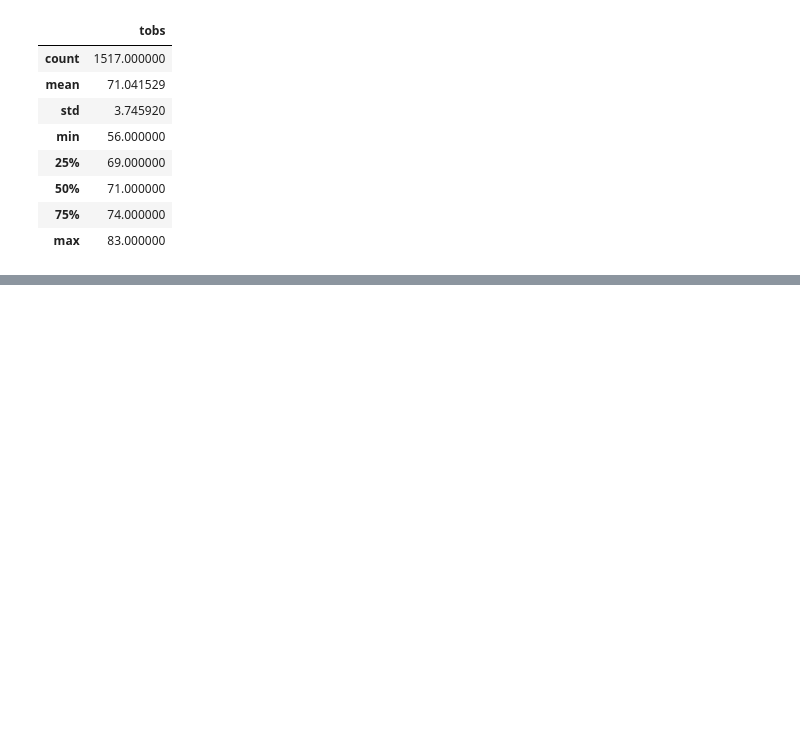
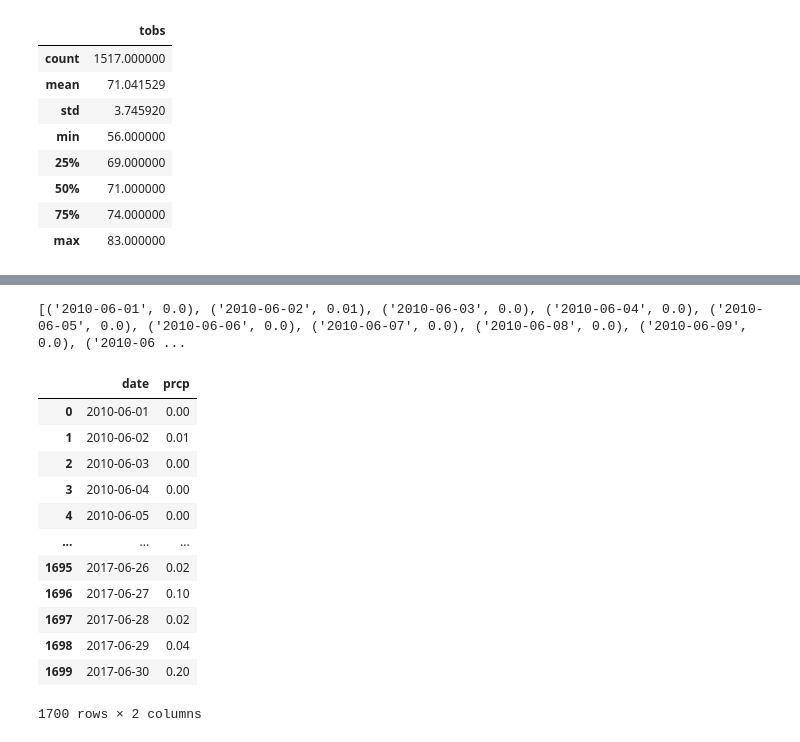
Before and after one commit to sakotiya/surf_up, a Jupyter notebook: SurfsUp_Challenge.ipynb, the cells around one changed output, grey strips where cells are left out. Saved outputs shown, nothing was run; the diff lists cells and outputs as text; code cells hidden in the pictures; blank space fills up the shorter version.

```diff
--- a/SurfsUp_Challenge.ipynb
+++ b/SurfsUp_Challenge.ipynb
@@ -189,0 +253,27 @@ temperatures_df_dec.describe()
+# %%
+
+# 1. Write a query that filters the Measurement table to retrieve the percipitation for the month of June.
+results_june = []
+
+results_june =session.query(Measurement.date,Measurement.prcp).filter(extract('month', Measurement.date)==6).all()
+# %%
+print(results_june)
+# %% [output]
+[('2010-06-01', 0.0), ('2010-06-02', 0.01), ('2010-06-03', 0.0), ('2010-06-04', 0.0), ('2010-06-05', 0.0), ('2010-06-06', 0.0), ('2010-06-07', 0.0), ('2010-06-08', 0.0), ('2010-06-09', 0.0), ('2010-06 ...
+# %%
+prcp_df = pd.DataFrame(results_june, columns=['date', 'prcp'])
+prcp_df
+# %% [output]
+|  | date | prcp |
+| 0 | 2010-06-01 | 0.00 |
+| 1 | 2010-06-02 | 0.01 |
+| 2 | 2010-06-03 | 0.00 |
+| 3 | 2010-06-04 | 0.00 |
+| 4 | 2010-06-05 | 0.00 |
+| ... | ... | ... |
+| 1695 | 2017-06-26 | 0.02 |
+| 1696 | 2017-06-27 | 0.10 |
+| 1697 | 2017-06-28 | 0.02 |
+| 1698 | 2017-06-29 | 0.04 |
+| 1699 | 2017-06-30 | 0.20 |
+1700 rows × 2 columns
```
Also changed, not shown: parts of 10 cells of this notebook, 10 other files.
